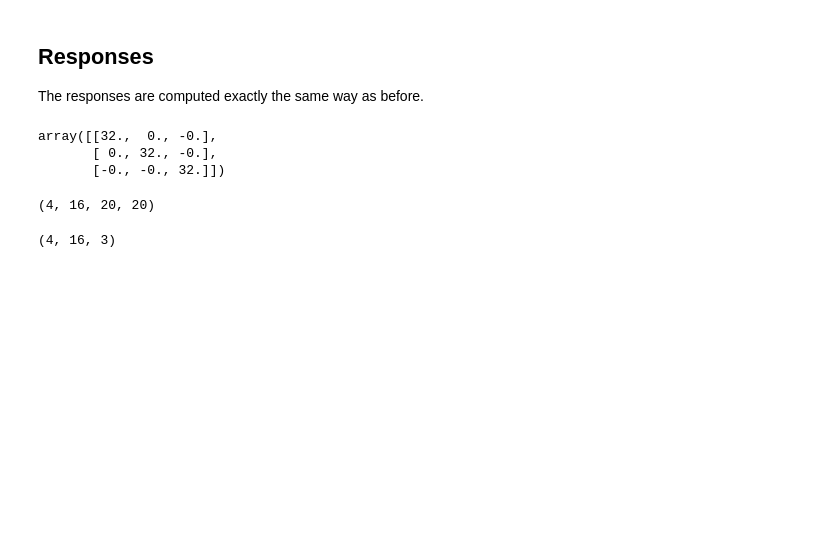
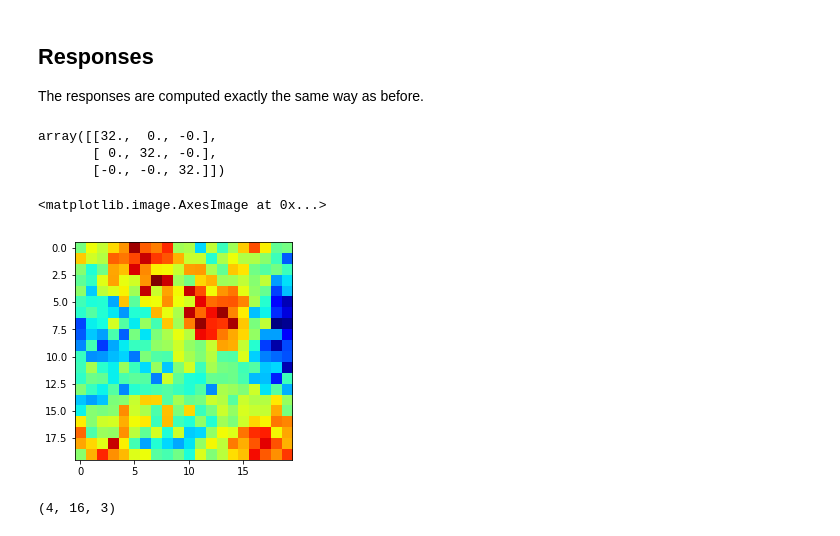
Before and after one commit to mackelab/gp-maps-python, a Jupyter notebook: BayesianOPM.ipynb, the cells around one changed output. Saved outputs shown, nothing was run; the diff lists cells and outputs as text; code cells hidden in the pictures; blank space fills up the shorter version.

```diff
--- a/BayesianOPM.ipynb
+++ b/BayesianOPM.ipynb
@@ -55,10 +55,13 @@ np.allclose(V_cov, N / 2 * np.eye(d))
 array([[32.,  0., -0.],
        [ 0., 32., -0.],
        [-0., -0., 32.]])
-# %%
-R.shape
-# %% [output]
-(4, 16, 20, 20)
+# %%
+R.shape
+res = R.reshape((N,-1))
+plt.imshow(res[1].reshape(size), cmap='jet')
+# %% [output]
+<matplotlib.image.AxesImage at 0x...>
+[figure, added]
 # %%
 V.shape
 # %% [output]
```
Also changed, not shown: parts of 6 cells of this notebook, 3 other files.
